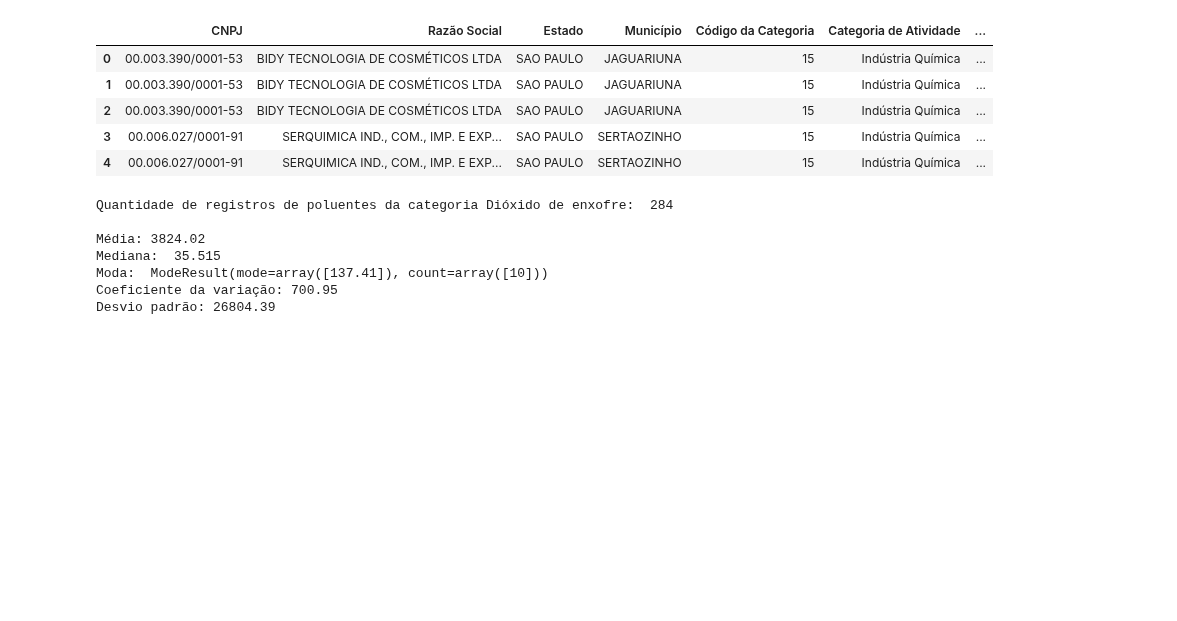
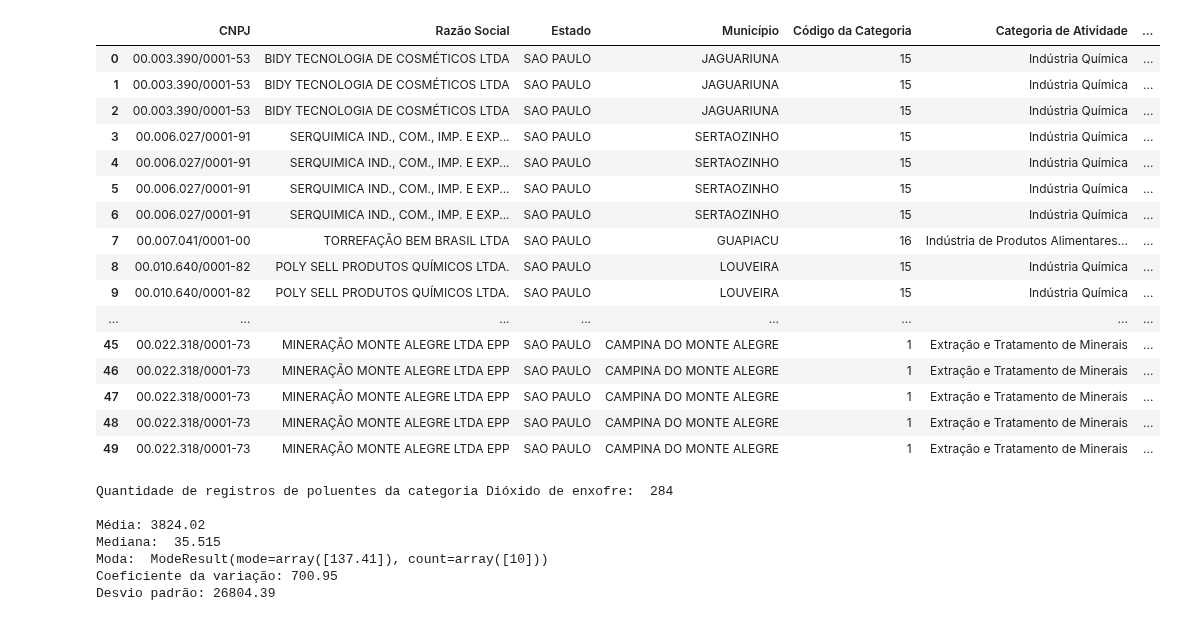
Before and after one commit to lrsonnewend/Trabalho-Estatistica, a Jupyter notebook: analise-de-poluentes.ipynb, the cells around one changed output. Drawn from its saved outputs; the diff is of its cells as text; code cells hidden in the pictures; blank space fills up the shorter version.

```diff
--- a/analise-de-poluentes.ipynb
+++ b/analise-de-poluentes.ipynb
@@ -19,38 +20,68 @@ from sklearn.model_selection import train_test_split
 poluente = [] # vetor recebendo os poluentes
 quantidade = [] # recebe as quantidades
 qtdPolu = [] # recebe a quantidade específica do poluente "Material Particulado (MP)"
+estado = [] #recebe os valores da coluna Estado
+years = [] #recebe os valores da coluna Ano
+ano13 = [] # recebe os valores de poluente no ano de 2013
+ano14 = [] # recebe os valores de poluente no ano de 2014
+ano15 = [] # recebe os valores de poluente no ano de 2015
+ano16 = [] # recebe os valores de poluente no ano de 2016
+ano17 = [] # recebe os valores de poluente no ano de 2017
+ano18 = [] # recebe os valores de poluente no ano de 2018
+auxqtd = []
 
-dados = open('poluentes.csv')
-readerDados = csv.reader(dados, delimiter=';')
+dados = open('poluentes.csv') # abrindo o arquivo csv
 
+readerDados = csv.reader(dados, delimiter=';') # fazendo a leitura do arquivo csv
+
+#populando listas
 for i in readerDados:
     poluente.append(i[9])
     quantidade.append(i[10])
+    auxqtd.append(i[10])
+    estado.append(i[2])
+    years.append(i[8])
+
+#pegando apenas dados da quantidade do gas Dióxido de enxofre
 
 for i in range(len(poluente)):
     if(poluente[i] == 'Dióxido de enxofre'):
         qtdPolu.append(quantidade[i])
 
+# formatando números para fazer os devidos cálculos
 for i in range(len(qtdPolu)):
     qtdPolu[i] = qtdPolu[i].replace('.', '')
     qtdPolu[i] = qtdPolu[i].replace(',', '.')
     qtdPolu[i] = float(qtdPolu[i])
 
 
 #Colunas de variáveis qualitativas:
     #Nominais: Razão social, Estado, Município, Categoria de atividade, Detalhe, Poluente emitido, Metodologia utilizada, Situação cadastral
 
 #Colunas de variáveis quantitativas:
     #Contínua: CNPJ, Código da categoria, Código do detalhe, Ano, Quantidade
 
-data.head()
+data = pd.read_csv('poluentes.csv', sep=';') # configurando variável para exibir dataset na tela
+
+data.head(50) # exibindo 50 resultados
 # %% [output]
 |  | CNPJ | Razão Social | Estado | Município | Código da Categoria | Categoria de Atividade | ... |
 | 0 | 00.003.390/0001-53 | BIDY TECNOLOGIA DE COSMÉTICOS LTDA | SAO PAULO | JAGUARIUNA | 15 | Indústria Química | ... |
 | 1 | 00.003.390/0001-53 | BIDY TECNOLOGIA DE COSMÉTICOS LTDA | SAO PAULO | JAGUARIUNA | 15 | Indústria Química | ... |
 | 2 | 00.003.390/0001-53 | BIDY TECNOLOGIA DE COSMÉTICOS LTDA | SAO PAULO | JAGUARIUNA | 15 | Indústria Química | ... |
 | 3 | 00.006.027/0001-91 | SERQUIMICA IND., COM., IMP. E EXP... | SAO PAULO | SERTAOZINHO | 15 | Indústria Química | ... |
 | 4 | 00.006.027/0001-91 | SERQUIMICA IND., COM., IMP. E EXP... | SAO PAULO | SERTAOZINHO | 15 | Indústria Química | ... |
+| 5 | 00.006.027/0001-91 | SERQUIMICA IND., COM., IMP. E EXP... | SAO PAULO | SERTAOZINHO | 15 | Indústria Química | ... |
+| 6 | 00.006.027/0001-91 | SERQUIMICA IND., COM., IMP. E EXP... | SAO PAULO | SERTAOZINHO | 15 | Indústria Química | ... |
+| 7 | 00.007.041/0001-00 | TORREFAÇÃO BEM BRASIL LTDA | SAO PAULO | GUAPIACU | 16 | Indústria de Produtos Alimentares... | ... |
+| 8 | 00.010.640/0001-82 | POLY SELL PRODUTOS QUÍMICOS LTDA. | SAO PAULO | LOUVEIRA | 15 | Indústria Química | ... |
+| 9 | 00.010.640/0001-82 | POLY SELL PRODUTOS QUÍMICOS LTDA. | SAO PAULO | LOUVEIRA | 15 | Indústria Química | ... |
+| ... | ... | ... | ... | ... | ... | ... | ... |
+| 45 | 00.022.318/0001-73 | MINERAÇÃO MONTE ALEGRE LTDA EPP | SAO PAULO | CAMPINA DO MONTE ALEGRE | 1 | Extração e Tratamento de Minerais | ... |
+| 46 | 00.022.318/0001-73 | MINERAÇÃO MONTE ALEGRE LTDA EPP | SAO PAULO | CAMPINA DO MONTE ALEGRE | 1 | Extração e Tratamento de Minerais | ... |
+| 47 | 00.022.318/0001-73 | MINERAÇÃO MONTE ALEGRE LTDA EPP | SAO PAULO | CAMPINA DO MONTE ALEGRE | 1 | Extração e Tratamento de Minerais | ... |
+| 48 | 00.022.318/0001-73 | MINERAÇÃO MONTE ALEGRE LTDA EPP | SAO PAULO | CAMPINA DO MONTE ALEGRE | 1 | Extração e Tratamento de Minerais | ... |
+| 49 | 00.022.318/0001-73 | MINERAÇÃO MONTE ALEGRE LTDA EPP | SAO PAULO | CAMPINA DO MONTE ALEGRE | 1 | Extração e Tratamento de Minerais | ... |
 # %%
 print('Quantidade de registros de poluentes da categoria Dióxido de enxofre: ', len(qtdPolu))
 print('\nMédia: %.2f' %np.mean(qtdPolu))
```
Also changed, not shown: parts of 8 cells of this notebook.
